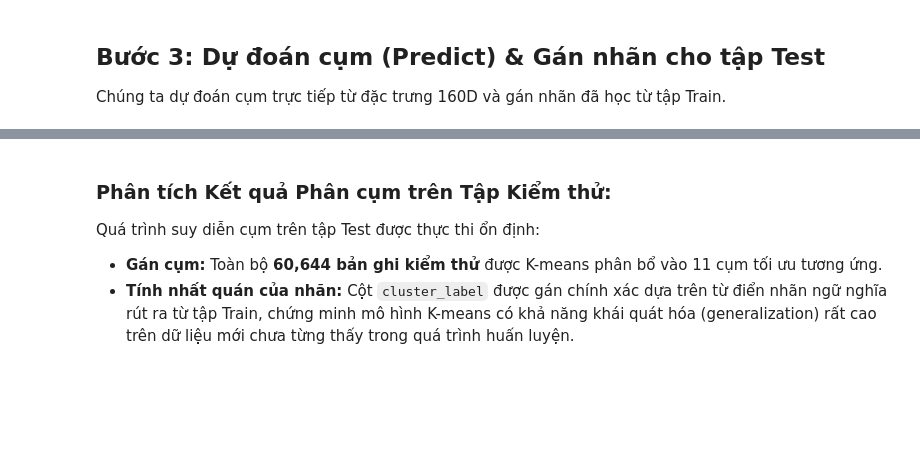
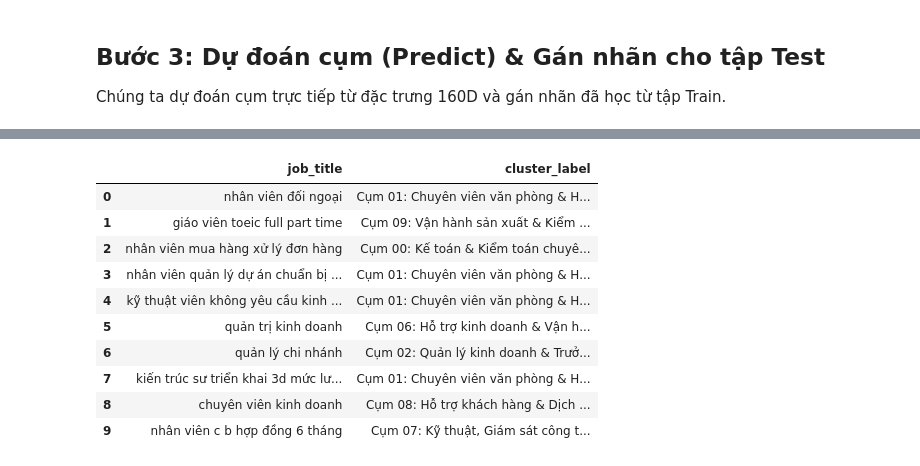
Before and after one commit to LuongVanVo/vietnam-job-market-clustering, a Jupyter notebook: notebooks/04_testing.ipynb, the cells around one changed output, grey strips where cells are left out. Saved outputs shown, nothing was run; the diff lists cells and outputs as text; code cells hidden in the pictures; blank space fills up the shorter version.

```diff
--- a/notebooks/04_testing.ipynb
+++ b/notebooks/04_testing.ipynb
@@ -72,9 +98,4 @@ text_test = svd.transform(tfidf_test)
 full_test = np.hstack([struct_test, text_test])
 
 # 4. Chuẩn hóa StandardScaler
-full_test_scaled = scaler_final.transform(full_test)
-
-# 5. Biến đổi giảm chiều UMAP
-print("Projecting test space via UMAP 2D...")
-test_2d = reducer_viz.transform(full_test_scaled)
-print(f"Test feature shapes: 2D: {test_2d.shape}")
+full_test_scaled = full_test
@@ -98,5 +134,16 @@ df_test_clean[['job_title', 'salary', 'location', 'job_industry', 'cluster_id',
-# %% [markdown]
-### Phân tích Kết quả Phân cụm trên Tập Kiểm thử:
-Quá trình suy diễn cụm trên tập Test được thực thi ổn định:
-*   **Gán cụm:** Toàn bộ **60,644 bản ghi kiểm thử** được K-means phân bổ vào 11 cụm tối ưu tương ứng.
-*   **Tính nhất quán của nhãn:** Cột `cluster_label` được gán chính xác dựa trên từ điển nhãn ngữ nghĩa rút ra từ tập Train, chứng minh mô hình K-means có khả năng khái quát hóa (generalization) rất cao trên dữ liệu mới chưa từng thấy trong quá trình huấn luyện.
+# %%
+pd.set_option('display.max_colwidth', None)
+
+df_test_clean[['job_title', 'cluster_label']].head(10)
+# %% [output]
+|  | job_title | cluster_label |
+| 0 | nhân viên đối ngoại | Cụm 01: Chuyên viên văn phòng & H... |
+| 1 | giáo viên toeic full part time | Cụm 09: Vận hành sản xuất & Kiểm ... |
+| 2 | nhân viên mua hàng xử lý đơn hàng | Cụm 00: Kế toán & Kiểm toán chuyê... |
+| 3 | nhân viên quản lý dự án chuẩn bị ... | Cụm 01: Chuyên viên văn phòng & H... |
+| 4 | kỹ thuật viên không yêu cầu kinh ... | Cụm 01: Chuyên viên văn phòng & H... |
+| 5 | quản trị kinh doanh | Cụm 06: Hỗ trợ kinh doanh & Vận h... |
+| 6 | quản lý chi nhánh | Cụm 02: Quản lý kinh doanh & Trưở... |
+| 7 | kiến trúc sư triển khai 3d mức lư... | Cụm 01: Chuyên viên văn phòng & H... |
+| 8 | chuyên viên kinh doanh | Cụm 08: Hỗ trợ khách hàng & Dịch ... |
+| 9 | nhân viên c b hợp đồng 6 tháng | Cụm 07: Kỹ thuật, Giám sát công t... |
```
Also changed, not shown: parts of 13 cells of this notebook, 7 other files.
